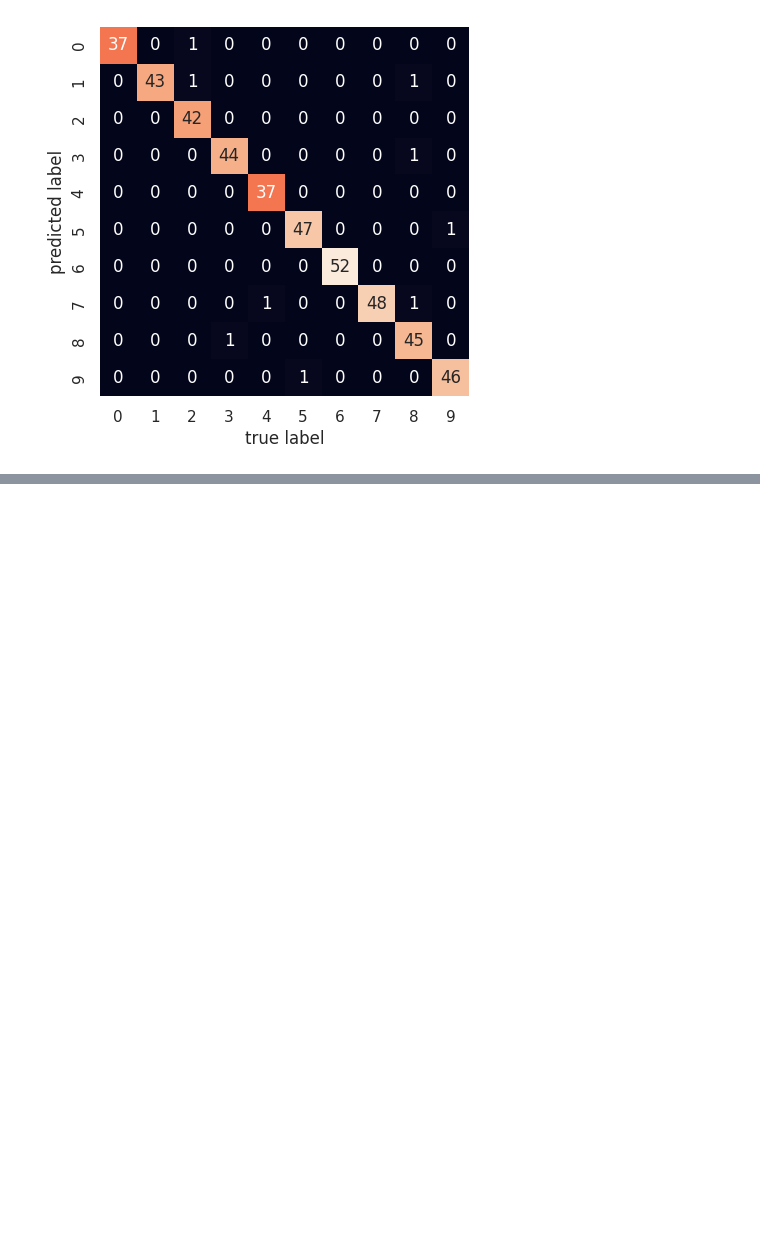
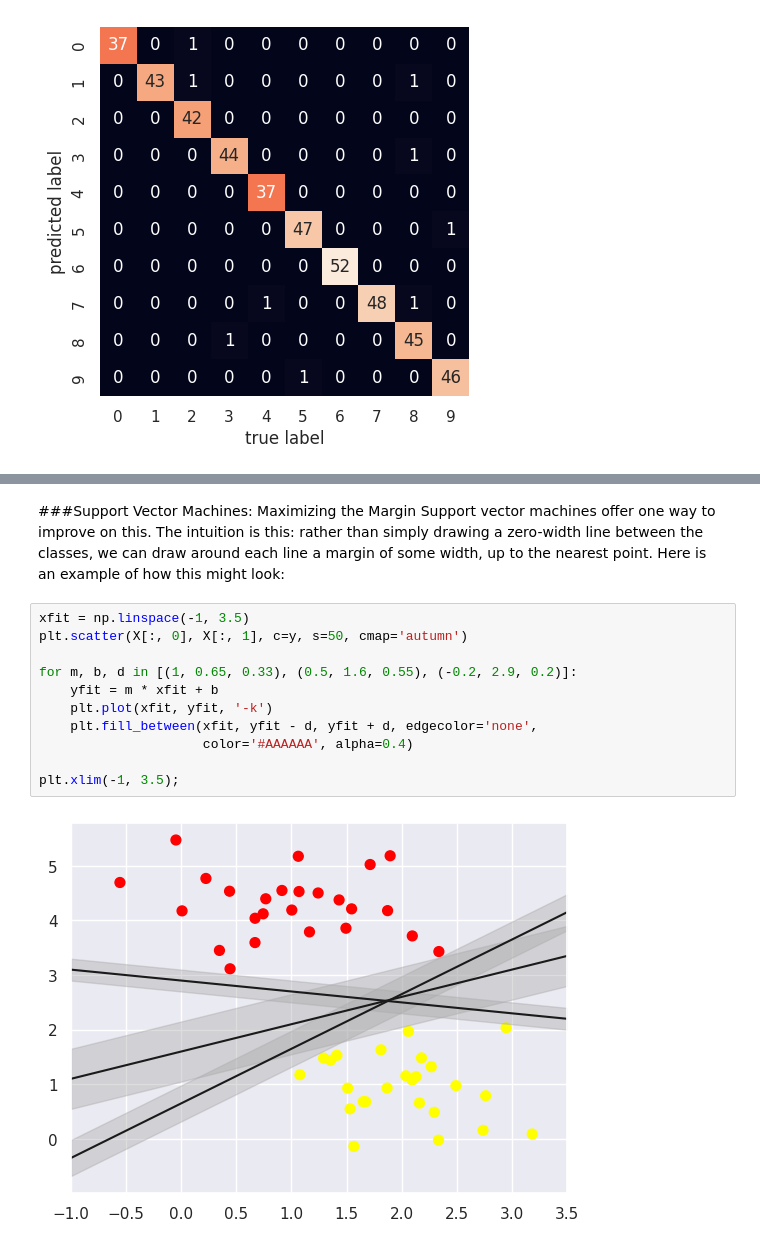
Before and after one commit to Fano-Rdz/Mineria_de_Datos, a Jupyter notebook: Libreta-178584.ipynb, the cells around one changed output, grey strips where cells are left out. Cells and saved outputs as stored; diff of their text form; blank space fills up the shorter version.

```diff
--- a/Libreta-178584.ipynb
+++ b/Libreta-178584.ipynb
@@ -1882,0 +1866,16 @@ plt.show()
+# %% [markdown]
+###Support Vector Machines: Maximizing the Margin
+Support vector machines offer one way to improve on this. The intuition is this: rather than simply drawing a zero-width line between the classes, we can draw around each line a margin of some width, up to the nearest point. Here is an example of how this might look:
+# %%
+xfit = np.linspace(-1, 3.5)
+plt.scatter(X[:, 0], X[:, 1], c=y, s=50, cmap='autumn')
+
+for m, b, d in [(1, 0.65, 0.33), (0.5, 1.6, 0.55), (-0.2, 2.9, 0.2)]:
+    yfit = m * xfit + b
+    plt.plot(xfit, yfit, '-k')
+    plt.fill_between(xfit, yfit - d, yfit + d, edgecolor='none',
+                     color='#AAAAAA', alpha=0.4)
+
+plt.xlim(-1, 3.5);
+# %% [output]
+[figure, added]
```
Also changed, not shown: parts of 28 cells of this notebook.
